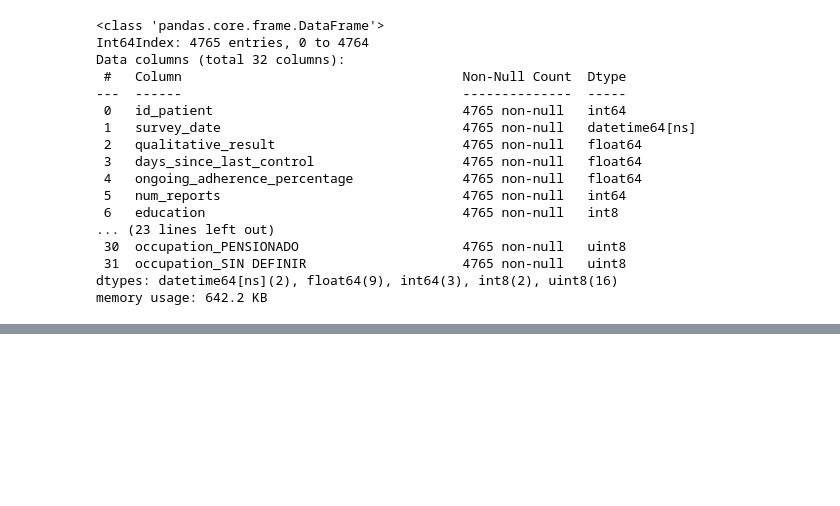
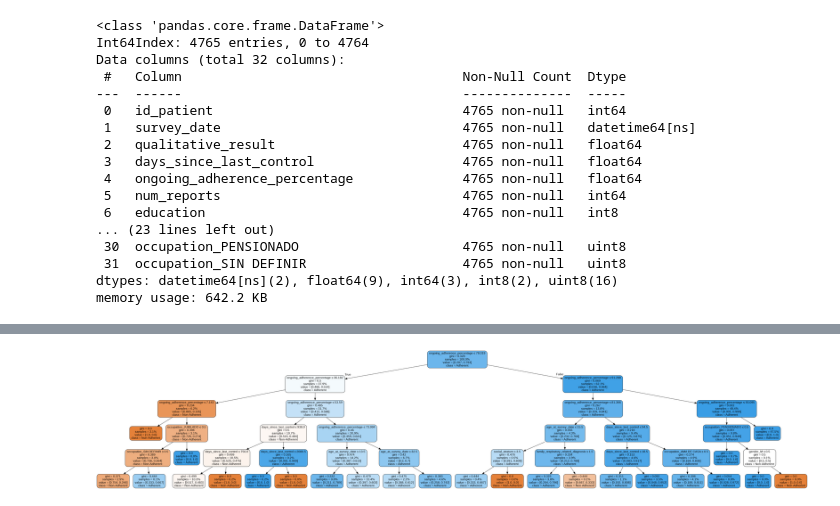
Before and after one commit to DS4A-T22/model, a Jupyter notebook: Model-HumanisticData.ipynb, the cells around one changed output, grey strips where cells are left out. Drawn from its saved outputs; the diff is of its cells as text; code cells hidden in the pictures; blank space fills up the shorter version.

```diff
--- a/Model-HumanisticData.ipynb
+++ b/Model-HumanisticData.ipynb
@@ -384,0 +389,3 @@ plt.show()
+# %%
+covariates2 = bi_fr_wb_adherence_modelable.columns[~bi_fr_wb_adherence_modelable.columns.isin(['id_patient', 'qualitative_result', 'survey_date', 'birthdate', 'num_reports'])]
+covariates2
@@ -384,0 +406,16 @@ plt.show()
+# %%
+clf2 = DecisionTreeClassifier(max_depth = 5)
+
+clf2 = clf2.fit(bi_fr_wb_adherence_modelable[covariates2], bi_fr_wb_adherence_modelable['qualitative_result'])
+
+dot_data = StringIO()
+export_graphviz(clf2, out_file=dot_data, feature_names = covariates2,
+                class_names=['Non-Adherent', 'Adherent'],
+                filled=True, rounded=True,
+                special_characters=True,
+                impurity='gini', proportion=True)
+
+graph = pydotplus.graph_from_dot_data(dot_data.getvalue())
+Image(graph.create_png())
+# %% [output]
+[figure, added]
```
Also changed, not shown: parts of 16 cells of this notebook.
